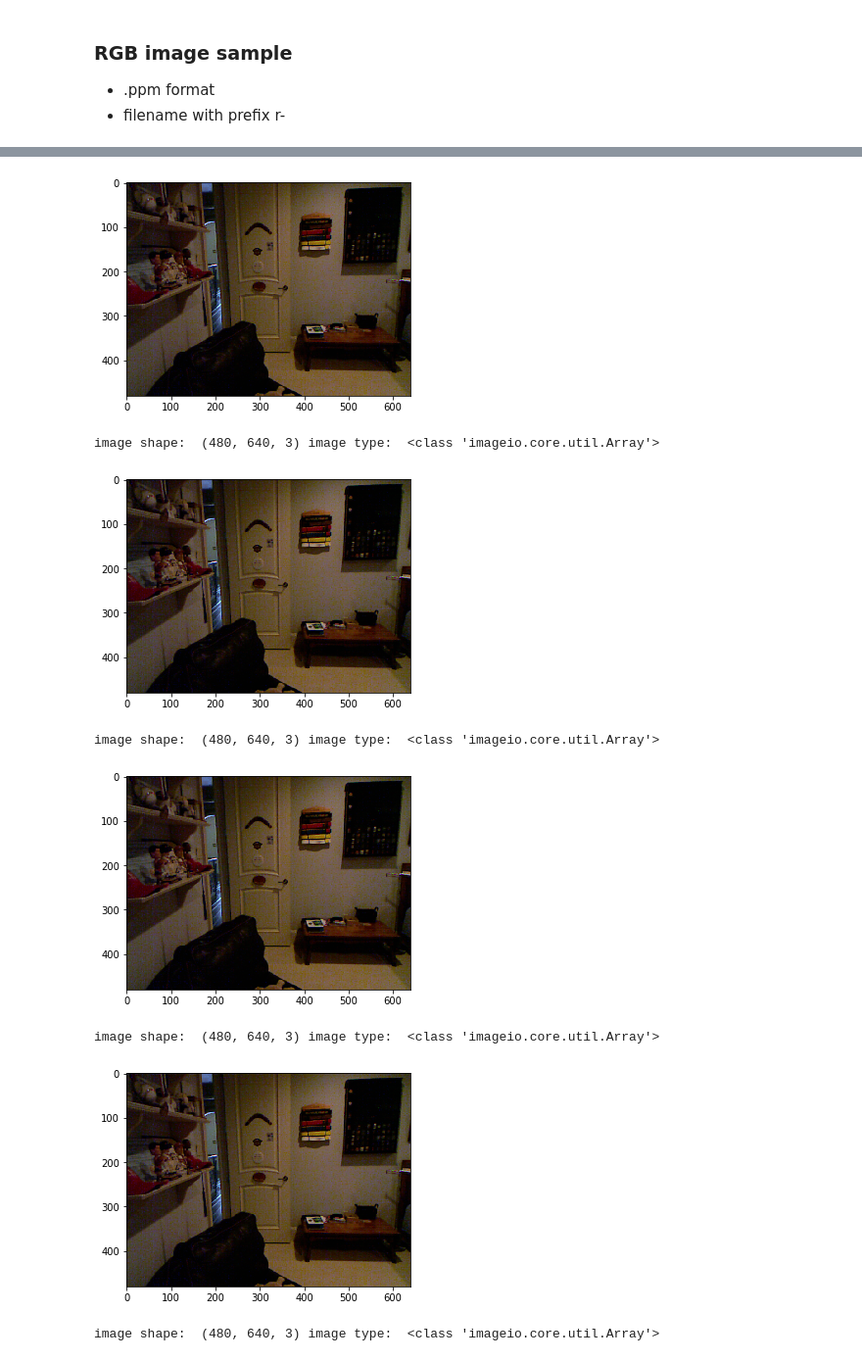
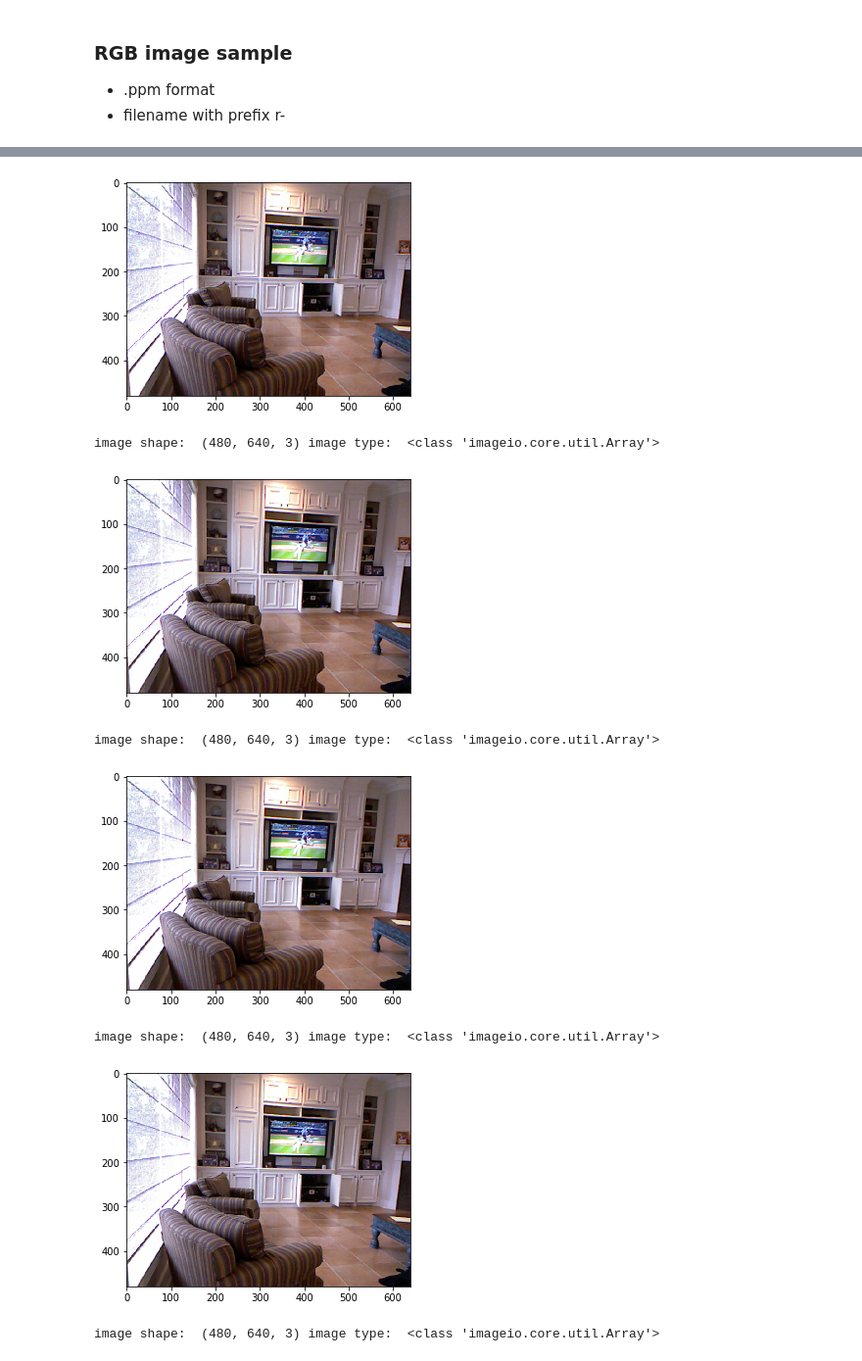
Before and after one commit to shuuchen/depth_eigen, a Jupyter notebook: data_prepare.ipynb, the cells around one changed output, grey strips where cells are left out. Shown at 98% size. Cells and saved outputs as stored; diff of their text form; code cells hidden in the pictures.

```diff
--- a/data_prepare.ipynb
+++ b/data_prepare.ipynb
@@ -20,5 +26,5 @@ len(scenes)
 # %%
-sample = 'bedroom_0028'
+sample = 'living_room_0044'
 files = os.listdir(data_dir / sample)
 
 pgms = [f for f in files if '.pgm' in f and 'd-' in f]
@@ -83,7 +89,7 @@ image shape:  (480, 640) image type:  <class 'numpy.ndarray'>
 - filename with prefix r-
 # %%
 for ppm in ppms[-10:]:
-    image = imread(data_dir / sample / 'r-1315330905.145428-2609308254.ppm')
+    image = imread(data_dir / sample / ppm)
     print('image shape: ', image.shape, 'image type: ', type(image))
     plt.imshow(image)
     plt.show()
@@ -93,9 +99,9 @@ image shape:  (480, 640, 3) image type:  <class 'imageio.core.util.Array'>
 image shape:  (480, 640, 3) image type:  <class 'imageio.core.util.Array'>
-[figure, old version]
+[figure, new version]
 image shape:  (480, 640, 3) image type:  <class 'imageio.core.util.Array'>
-[figure, old version]
+[figure, new version]
 image shape:  (480, 640, 3) image type:  <class 'imageio.core.util.Array'>
-[figure, old version]
+[figure, new version]
 image shape:  (480, 640, 3) image type:  <class 'imageio.core.util.Array'>
-[figure, old version]
+[figure, new version]
 image shape:  (480, 640, 3) image type:  <class 'imageio.core.util.Array'>
```
Also changed, not shown: parts of 11 cells of this notebook.
